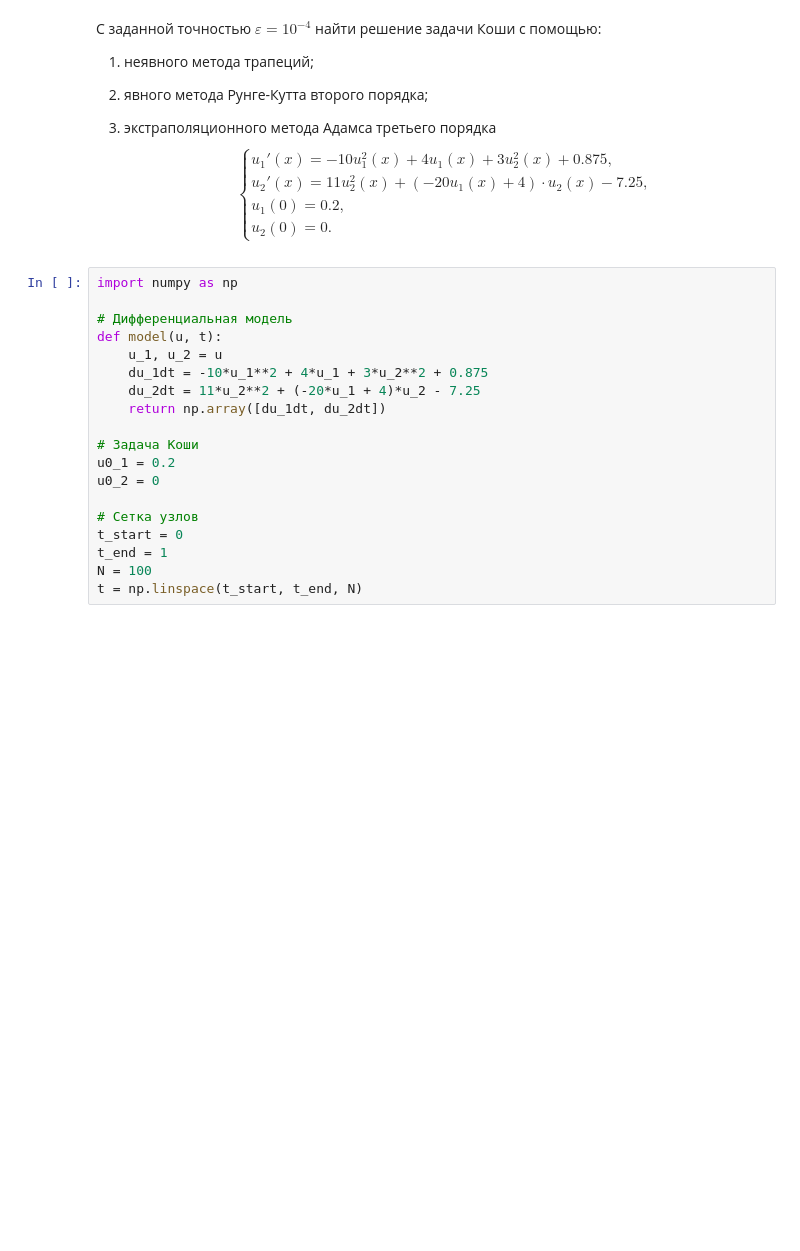
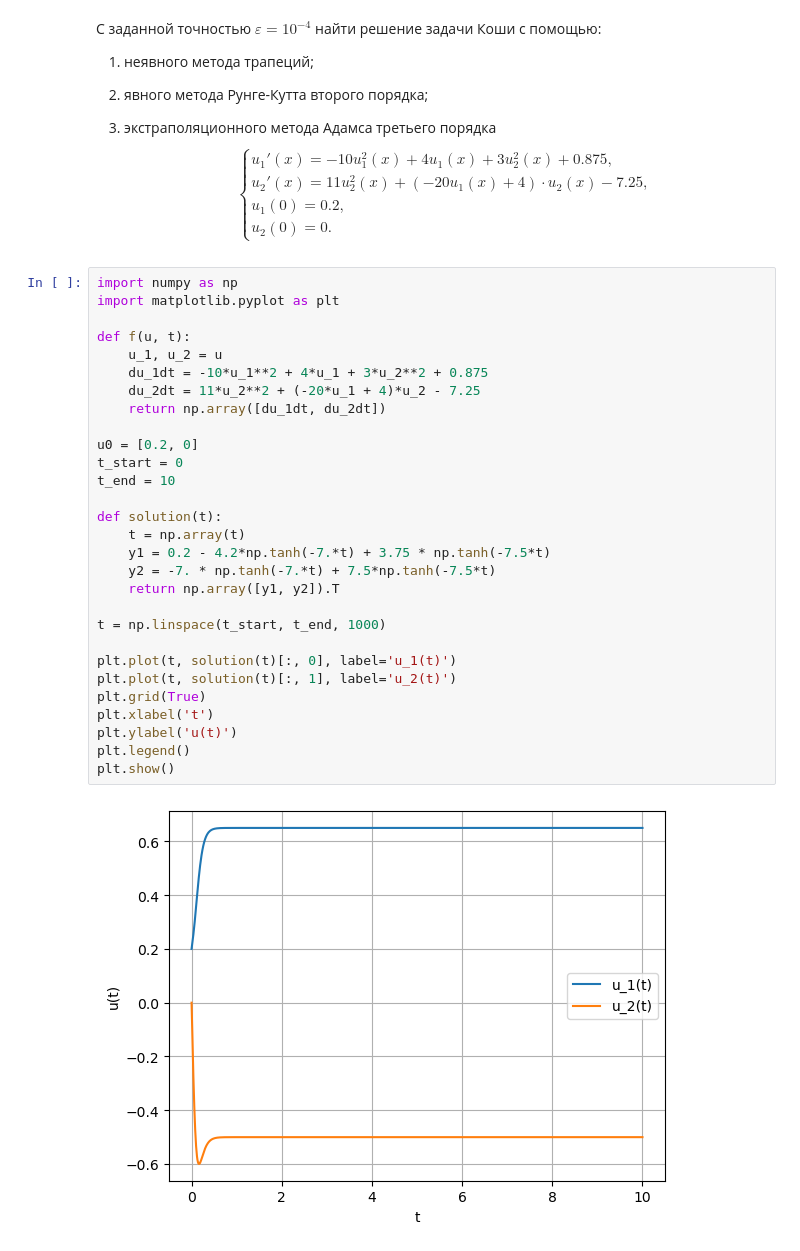
Before and after one commit to bzzdwn/BSU, a Jupyter notebook: Computational Methods/Лабораторные/5. Методы решения ОДУ/ode_fourth_variant.ipynb, the cells around one changed output. Saved outputs shown, nothing was run; the diff lists cells and outputs as text; blank space fills up the shorter version.

```diff
--- a/Computational Methods/Лабораторные/5. Методы решения ОДУ/ode_fourth_variant.ipynb
+++ b/Computational Methods/Лабораторные/5. Методы решения ОДУ/ode_fourth_variant.ipynb
@@ -115,23 +113,35 @@ u_2'(x) = 11 u_2^2(x) + (- 20u_1(x) + 4)\cdot u_2(x) - 7.25,\\
 u_1(0) = 0.2,\\
 u_2(0) = 0.
 \end{cases}$$
-# %%
-import numpy as np
-
-# Дифференциальная модель
-def model(u, t):
-    u_1, u_2 = u
-    du_1dt = -10*u_1**2 + 4*u_1 + 3*u_2**2 + 0.875
-    du_2dt = 11*u_2**2 + (-20*u_1 + 4)*u_2 - 7.25
-    return np.array([du_1dt, du_2dt])
-
-# Задача Коши
-u0_1 = 0.2
-u0_2 = 0
-
-# Сетка узлов
-t_start = 0
-t_end = 1
-N = 100
-t = np.linspace(t_start, t_end, N)
+# %%
+import numpy as np
+import matplotlib.pyplot as plt
+
+def f(u, t):
+    u_1, u_2 = u
+    du_1dt = -10*u_1**2 + 4*u_1 + 3*u_2**2 + 0.875
+    du_2dt = 11*u_2**2 + (-20*u_1 + 4)*u_2 - 7.25
+    return np.array([du_1dt, du_2dt])
+
+u0 = [0.2, 0]
+t_start = 0
+t_end = 10
+
+def solution(t):
+    t = np.array(t)
+    y1 = 0.2 - 4.2*np.tanh(-7.*t) + 3.75 * np.tanh(-7.5*t)
+    y2 = -7. * np.tanh(-7.*t) + 7.5*np.tanh(-7.5*t)
+    return np.array([y1, y2]).T
+
+t = np.linspace(t_start, t_end, 1000)
+
+plt.plot(t, solution(t)[:, 0], label='u_1(t)')
+plt.plot(t, solution(t)[:, 1], label='u_2(t)')
+plt.grid(True)
+plt.xlabel('t')
+plt.ylabel('u(t)')
+plt.legend()
+plt.show()
+# %% [output]
+[figure, added]
 # %% [markdown]
```
Also changed, not shown: parts of 18 cells of this notebook, 38 other files.
